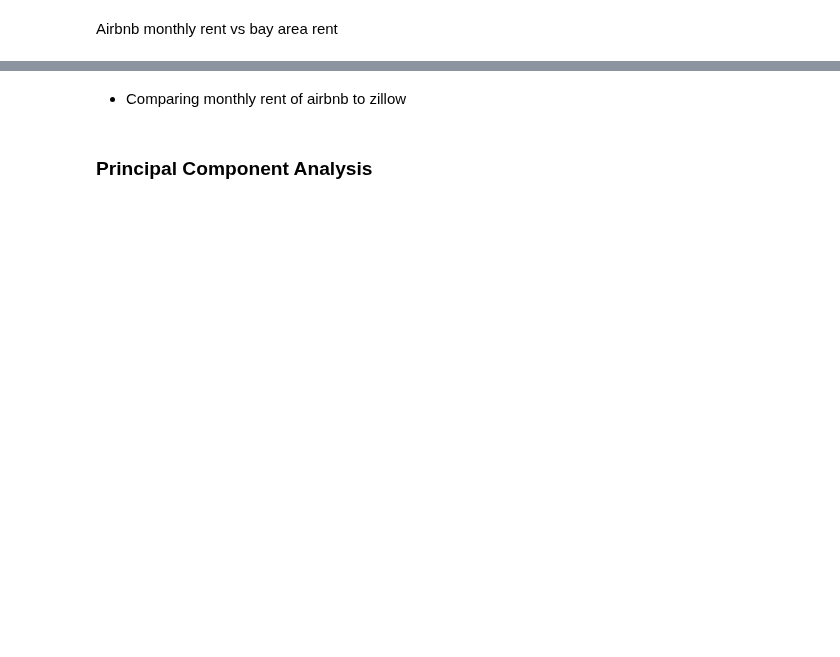
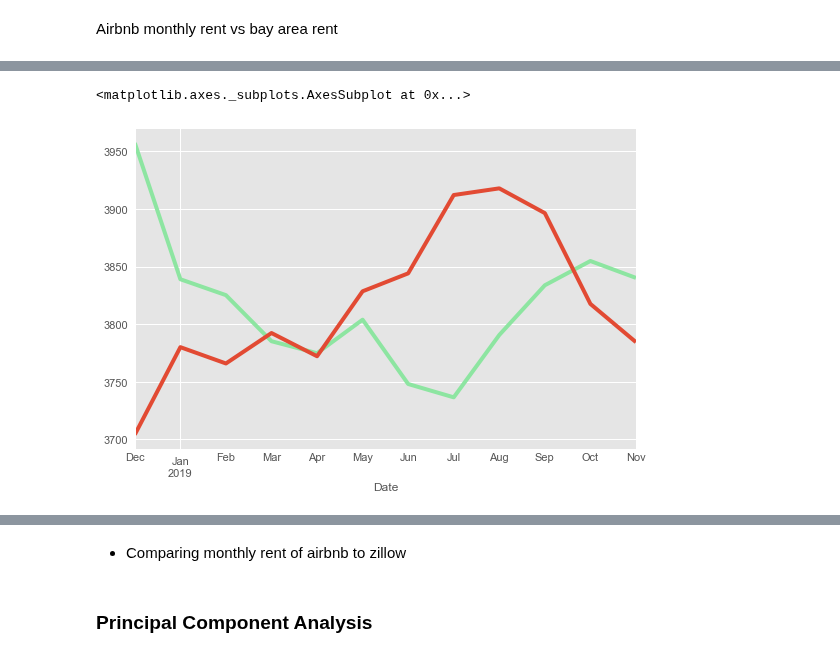
Before and after one commit to KishenSharma6/Airbnb-SF, a Jupyter notebook: Project Codes/03. Exploratory Data Analysis/01_05_2020_TimeSeries.ipynb, the cells around one changed output, grey strips where cells are left out. Drawn from its saved outputs; the diff is of its cells as text; code cells hidden in the pictures; blank space fills up the shorter version.

Commit message:
Visuals completes

```diff
--- a/Project Codes/03. Exploratory Data Analysis/01_05_2020_TimeSeries.ipynb
+++ b/Project Codes/03. Exploratory Data Analysis/01_05_2020_TimeSeries.ipynb
@@ -230,2 +286,4 @@ test_pd
 # %%
-test_pd.set_index('date', inplace=True)
+monthly_listings.set_index('date', inplace=True)
+
+monthly_listings.sort_index(inplace=True)
@@ -231,0 +300,7 @@ test_pd.set_index('date', inplace=True)
+# %%
+monthly_listings.loc['2018-12-01':'2019-11-01'].groupby('month_year')['monthly_price'].mean().plot(color = 'g')
+
+sf_zillow.loc['2018-12-01':'2019-11-01'].groupby(['Date'])['Median_Rent'].mean().plot(kind = 'line')
+# %% [output]
+<matplotlib.axes._subplots.AxesSubplot at 0x...>
+[figure, added]
```
Also changed, not shown: parts of 19 cells of this notebook.
